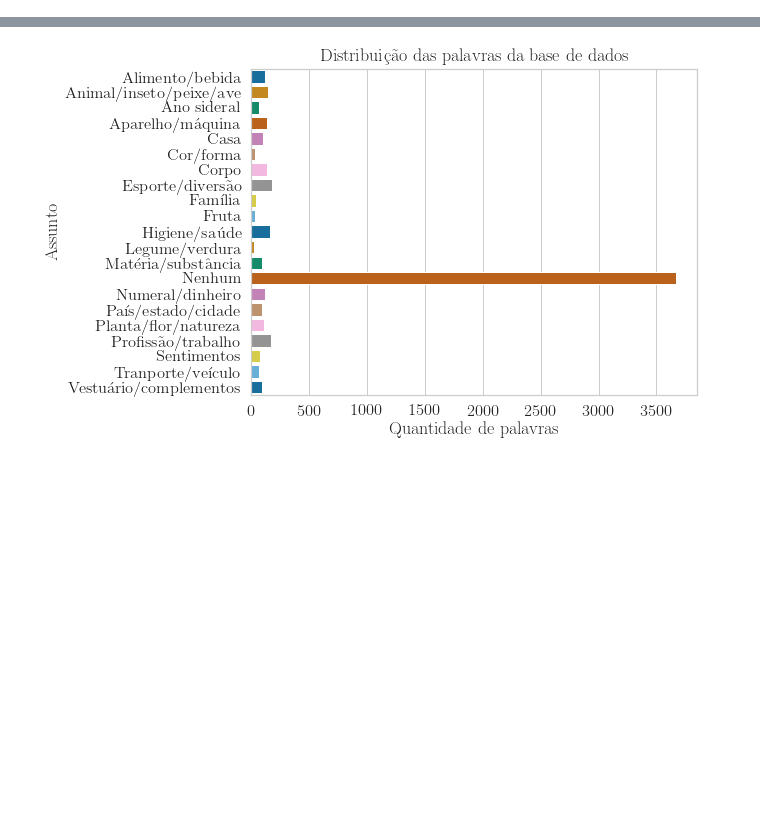
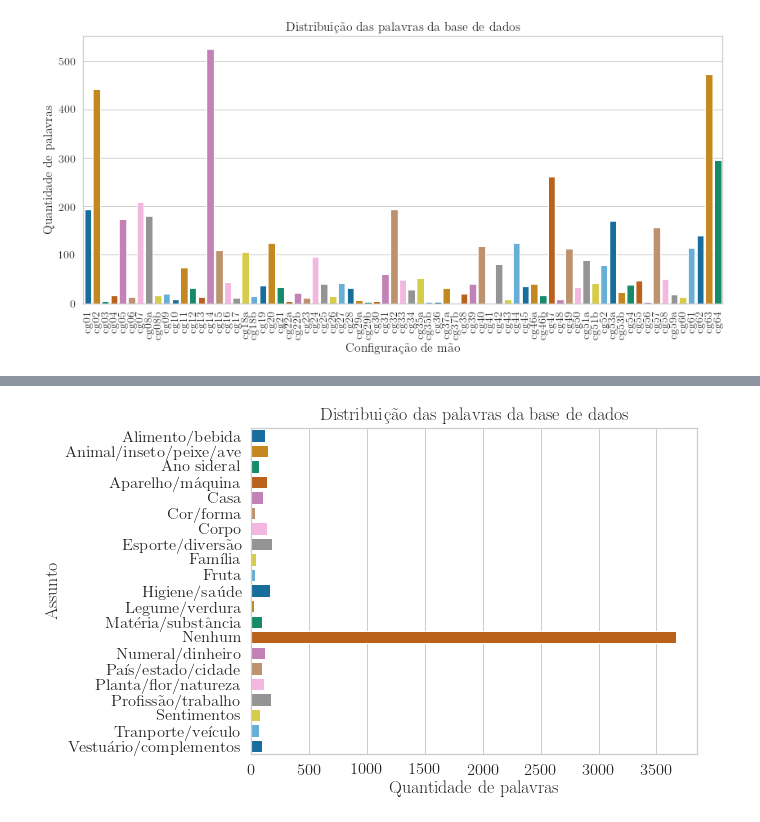
Before and after one commit to fabianaferreira/final-project-src, a Jupyter notebook: Vis/Vis.ipynb, the cells around one changed output, grey strips where cells are left out. Cells and saved outputs as stored; diff of their text form; code cells hidden in the pictures; blank space fills up the shorter version.

```diff
--- a/Vis/Vis.ipynb
+++ b/Vis/Vis.ipynb
@@ -26,5 +26,7 @@ vis_csv['classe_gramatical'] = vis_csv['classe_gramatical'].str.capitalize()
 # %%
 countLetters = vis_csv.groupby(['letra']).count()
 countS = vis_csv.groupby(['assunto']).count()
-countCM = vis_csv.groupby(['CM']).count()['letra']
+countCM = vis_csv.groupby(['CM']).count()
 countCG = vis_csv.groupby(['classe_gramatical']).count()['CM']
+
+countCM = countCM.reset_index()
@@ -35,3 +33,15 @@ vis = vis.sort_values(by='classe_gramatical')
+# %%
+fig = plt.gcf()
+fig.set_size_inches(14, 6)
+
+
+ax = sns.barplot(x='CM', y='palavra', data=countCM, palette='colorblind')
+ax.set(ylabel="Quantidade de palavras", xlabel="Configuração de mão",
+       title="Distribuição das palavras da base de dados")
+ax.set_xticklabels(countCM['CM'], rotation=90)
+fig.savefig('barplot_quantity_cm.eps', format='eps', dpi=1200, bbox_inches = 'tight')
+# %% [output]
+[figure, added]
 # %%
 fig = plt.gcf()
 fig.set_size_inches(8, 6)
```
Also changed, not shown: parts of 4 cells of this notebook.
